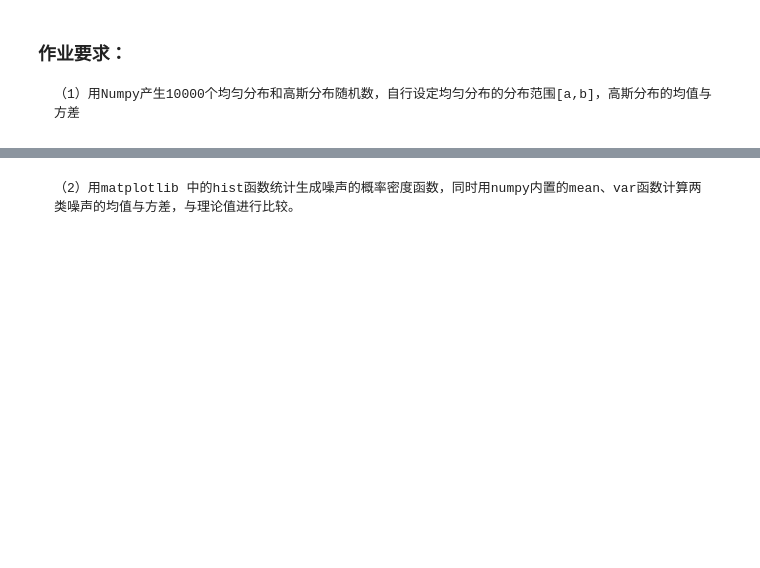
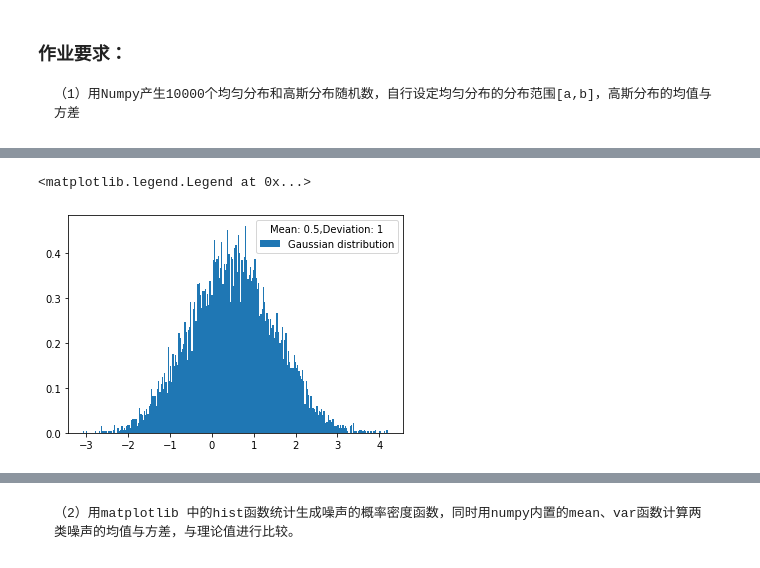
Before and after one commit to shaonhuang/2020DIP, a Jupyter notebook: 作业8：噪声的生成与检验/src/dip_noise_generation_testing.ipynb, the cells around one changed output, grey strips where cells are left out. Drawn from its saved outputs; the diff is of its cells as text; code cells hidden in the pictures; blank space fills up the shorter version.

```diff
--- a/作业8：噪声的生成与检验/src/dip_noise_generation_testing.ipynb
+++ b/作业8：噪声的生成与检验/src/dip_noise_generation_testing.ipynb
@@ -14,0 +20,14 @@
+# %%
+import numpy as np
+import matplotlib.pyplot as plt
+
+mu = 0.5
+sigma = 1
+N = 10000
+x = np.random.normal(mu,sigma,N)
+n,bins,_= plt.hist(x,bins=256,density=True)
+
+plt.legend(["Gaussian distribution"], title='Mean: 0.5,Deviation: 1')
+# %% [output]
+<matplotlib.legend.Legend at 0x...>
+[figure, added]
```
Also changed, not shown: parts of 7 cells of this notebook, 2 other files.
